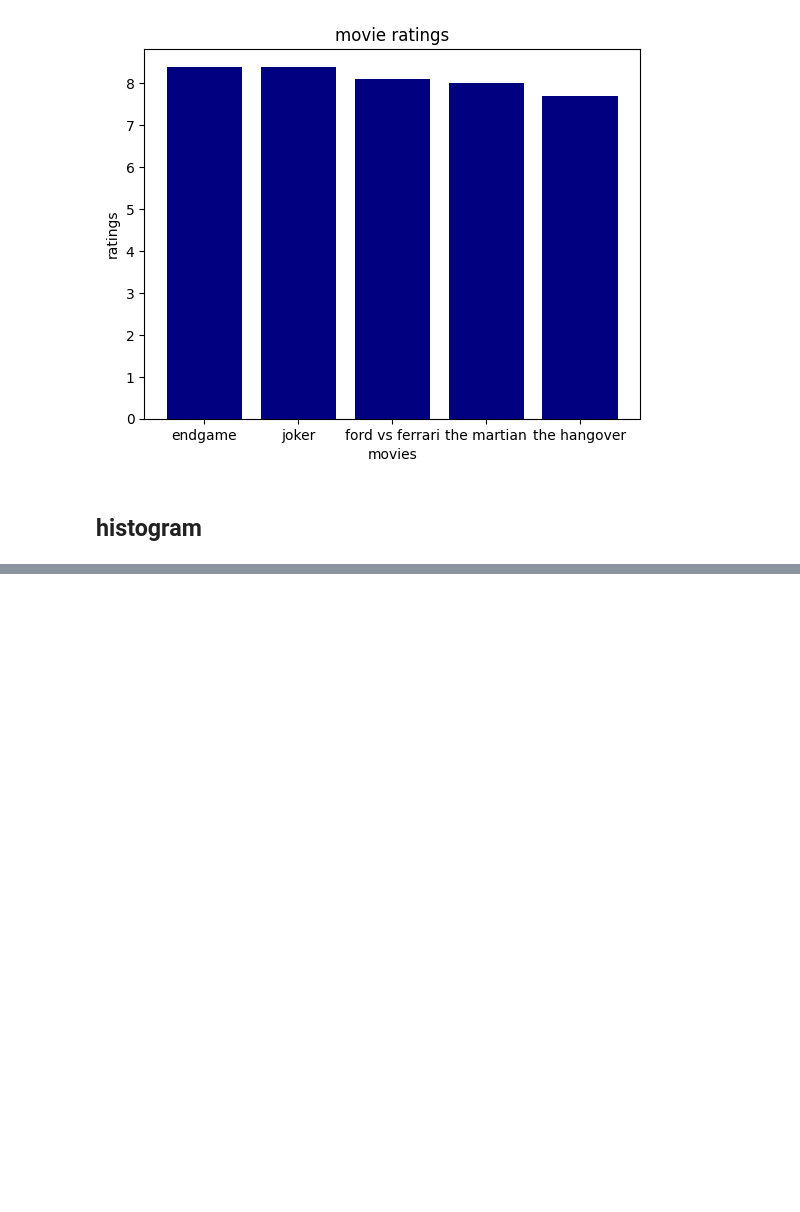
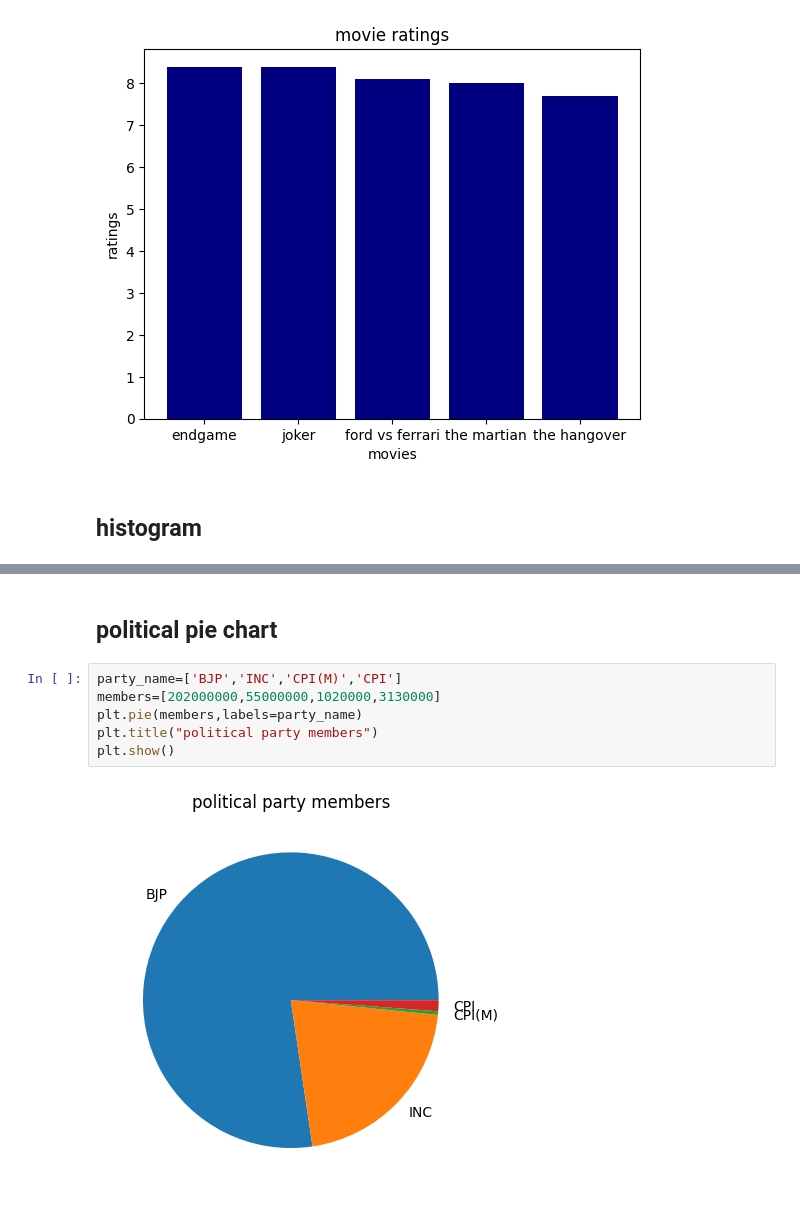
Before and after one commit to Arnavgavhane/Data_science_using_python, a Jupyter notebook: Day_4/Day_4.ipynb, the cells around one changed output, grey strips where cells are left out. Saved outputs shown, nothing was run; the diff lists cells and outputs as text; blank space fills up the shorter version.

```diff
--- a/Day_4/Day_4.ipynb
+++ b/Day_4/Day_4.ipynb
@@ -110,0 +113,10 @@ plt.show()
+# %% [markdown]
+## political pie chart
+# %%
+party_name=['BJP','INC','CPI(M)','CPI']
+members=[202000000,55000000,1020000,3130000]
+plt.pie(members,labels=party_name)
+plt.title("political party members")
+plt.show()
+# %% [output]
+[figure, added]
```
Also changed, not shown: parts of 7 cells of this notebook, 2 other files.
